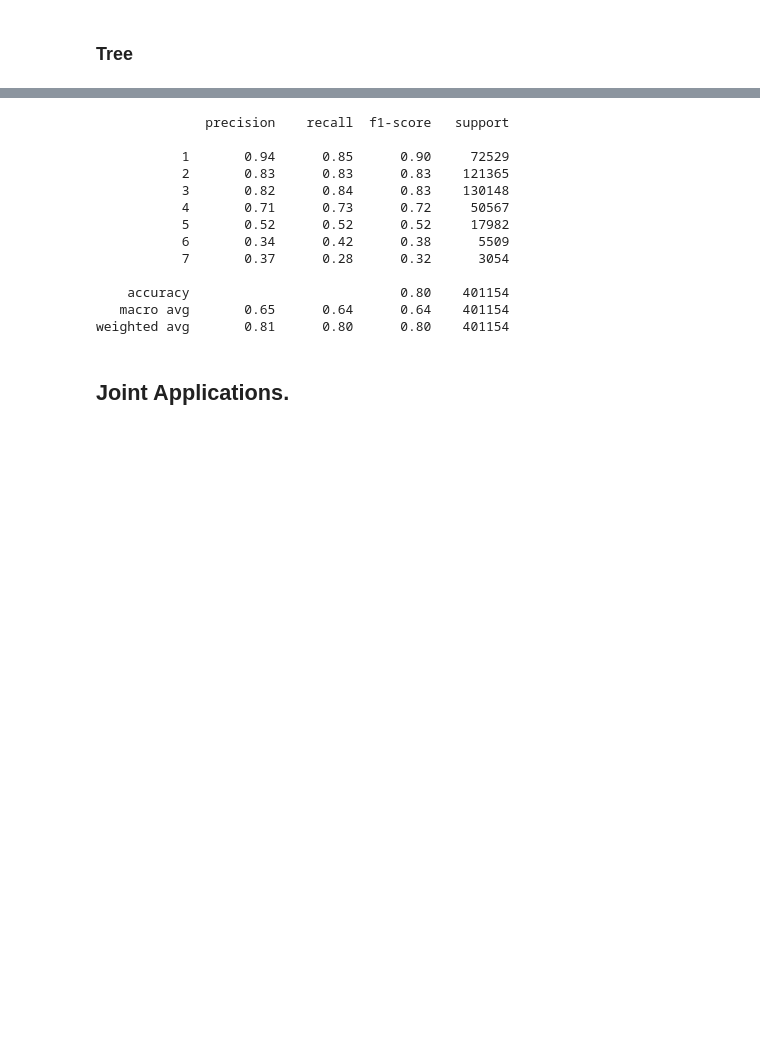
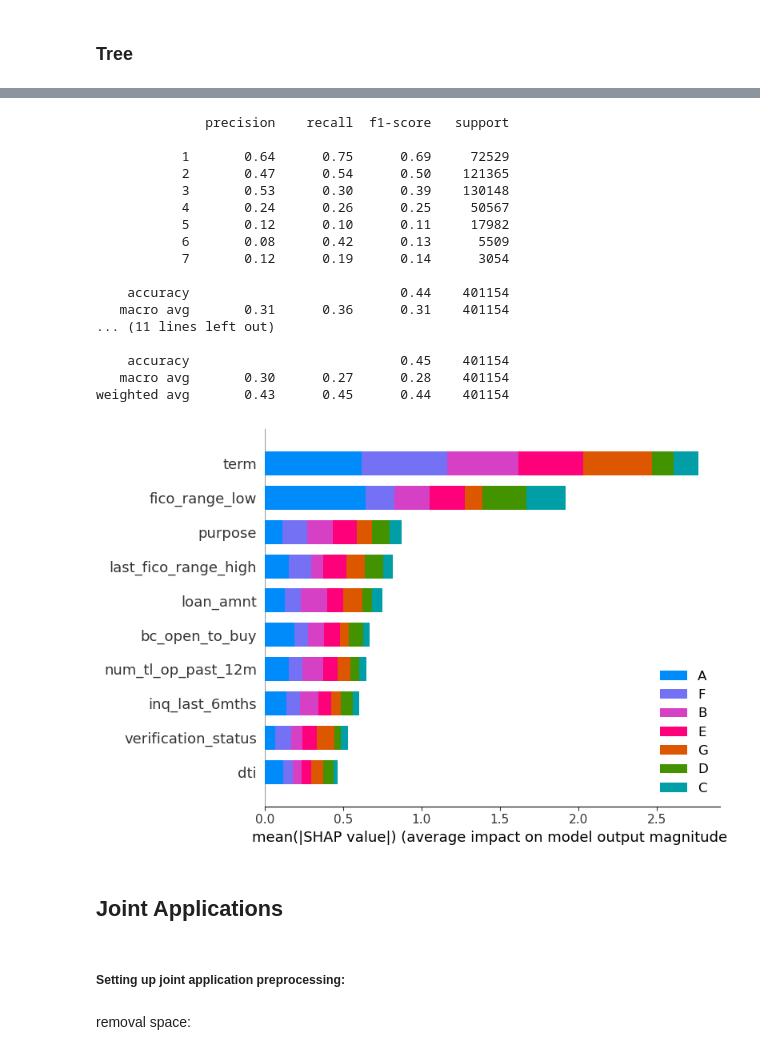
Before and after one commit to gediminas-skvarnavicius/lending-club, a Jupyter notebook: model_2_grade.ipynb, the cells around one changed output, grey strips where cells are left out. Drawn from its saved outputs; the diff is of its cells as text; code cells hidden in the pictures; blank space fills up the shorter version.

```diff
--- a/model_2_grade.ipynb
+++ b/model_2_grade.ipynb
@@ -247,18 +292,26 @@ models=joblib.load('temp/tuned_grade_models.joblib')
 # %%
-models.models['lgbm_grade_single'].pipeline.fit(X_train_single.sample(100000,seed=1),y_train_single.sample(100000,seed=1))
+for model in models.models.values():
+    model.pipeline.fit(X_train_single,y_train_single)
+
 preds_lgbm=models.models['lgbm_grade_single'].pipeline.predict(X_val_single)
+preds_dtree=models.models['tree_grade_single'].pipeline.predict(X_val_single)
 print(classification_report(y_val_single,preds_lgbm))
+print(classification_report(y_val_single,preds_dtree))
 # %% [output]
               precision    recall  f1-score   support
 
-           1       0.94      0.85      0.90     72529
-           2       0.83      0.83      0.83    121365
-           3       0.82      0.84      0.83    130148
-           4       0.71      0.73      0.72     50567
-           5       0.52      0.52      0.52     17982
-           6       0.34      0.42      0.38      5509
-           7       0.37      0.28      0.32      3054
+           1       0.64      0.75      0.69     72529
+           2       0.47      0.54      0.50    121365
+           3       0.53      0.30      0.39    130148
+           4       0.24      0.26      0.25     50567
+           5       0.12      0.10      0.11     17982
+           6       0.08      0.42      0.13      5509
+           7       0.12      0.19      0.14      3054
 
-    accuracy                           0.80    401154
-   macro avg       0.65      0.64      0.64    401154
-weighted avg       0.81      0.80      0.80    401154
+    accuracy                           0.44    401154
+   macro avg       0.31      0.36      0.31    401154
+... (11 lines left out)
+
+    accuracy                           0.45    401154
+   macro avg       0.30      0.27      0.28    401154
+weighted avg       0.43      0.45      0.44    401154
@@ -265,2 +320,27 @@ weighted avg       0.81      0.80      0.80    401154
+# %%
+names = models.models['lgbm_grade_single'].pipeline["preprocess"].transform(X_val_single.sample(1000, seed=1)).columns
+explainer_tree = shap.TreeExplainer(
+    models.models['lgbm_grade_single'].pipeline["model"],
+    data=models.models['lgbm_grade_single'].pipeline["preprocess"]
+    .transform((X_val_single.sample(1000, seed=1)))
+    .to_numpy(),
+    model_output="raw",
+    )
+
+shap_values = explainer_tree.shap_values(
+    models.models['lgbm_grade_single'].pipeline["preprocess"].transform(X_val_single.sample(1000, seed=1)).to_numpy()
+)
+
+shap.summary_plot(
+    shap_values,
+    models.models['lgbm_grade_single'].pipeline["preprocess"].transform(X_val_single.sample(10000, seed=1)).to_numpy(),
+    feature_names=names,
+    class_names={0:"A", 1:"B",2:"C",3:"D",4:"E",5:"F",6:"G"},
+    max_display=10
+)
+# %% [output]
+[figure, added]
 # %% [markdown]
-## Joint Applications.
+## Joint Applications
+# %% [markdown]
+##### Setting up joint application preprocessing:
@@ -266,0 +385,2 @@ weighted avg       0.81      0.80      0.80    401154
+# %% [markdown]
+removal space:
```
Also changed, not shown: parts of 28 cells of this notebook, 10 other files.
